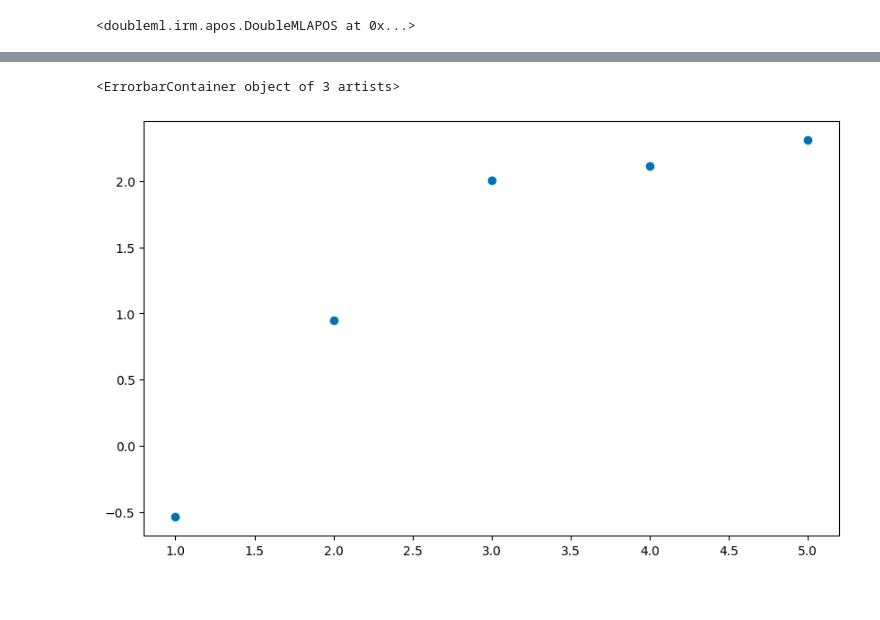
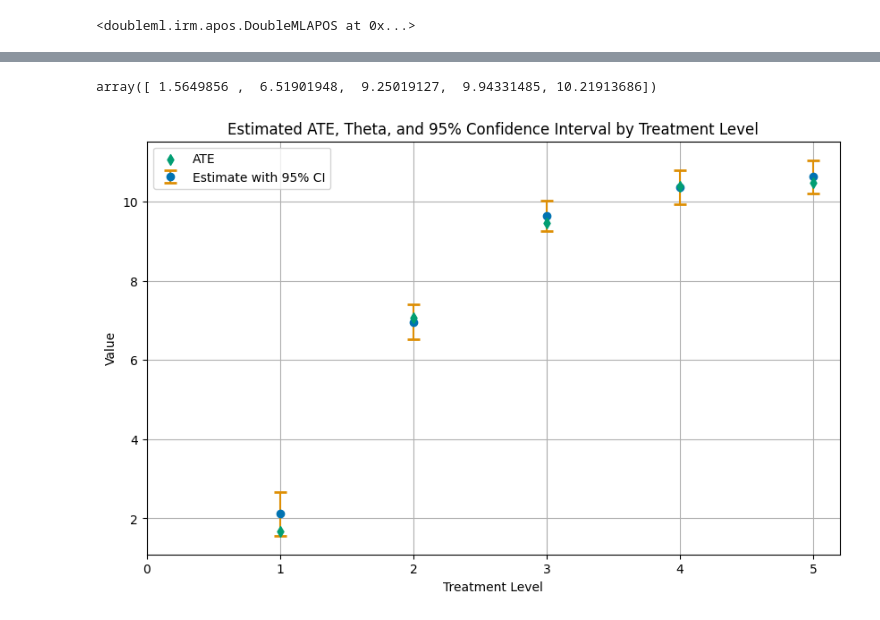
Before and after one commit to DoubleML/doubleml-docs, a Jupyter notebook: doc/examples/py_double_ml_apo.ipynb, the cells around one changed output, grey strips where cells are left out. Cells and saved outputs as stored; diff of their text form; code cells hidden in the pictures.

```diff
--- a/doc/examples/py_double_ml_apo.ipynb
+++ b/doc/examples/py_double_ml_apo.ipynb
@@ -212,9 +210,28 @@ ates = dml_obj.average_treatment_effect(baseline_level=0).all_thetas
+# %%
+causal_contrast_model = dml_obj.causal_contrast(reference_levels=0)
+
+ates = causal_contrast_model.thetas
+ci_ates = causal_contrast_model.confint(level=0.95)
+# %%
+ci_ates.iloc[:, 0].values
+# %% [output]
+array([ 1.5649856 ,  6.51901948,  9.25019127,  9.94331485, 10.21913686])
 # %%
 # Plotting
 plt.figure(figsize=(10, 6))
 # Plot Estimate with 95% CI
 plt.errorbar(df_apos_ci['treatment_level'][1:], ates,
+             yerr=[ates - ci_ates.iloc[:, 0].values, ci_ates.iloc[:, 1].values - ates],
              fmt='o', capsize=5, capthick=2, ecolor=palette[1], color=palette[0], label='Estimate with 95% CI', zorder=2)
+# Plot APO as a scatter plot, with zorder set to 2 to be in front
+plt.scatter(df_apos_ci['treatment_level'][1:], average_ites[1:], color=palette[2], label='ATE', marker='d', zorder=3)
+
+plt.title('Estimated ATE, Theta, and 95% Confidence Interval by Treatment Level')
+plt.xlabel('Treatment Level')
+plt.ylabel('Value')
+plt.xticks(df_apos_ci['treatment_level'])
+plt.legend()
+plt.grid(True)
+plt.show()
 # %% [output]
-<ErrorbarContainer object of 3 artists>
-[figure, old version]
+[figure, new version]
```
Also changed, not shown: parts of 7 cells of this notebook.
